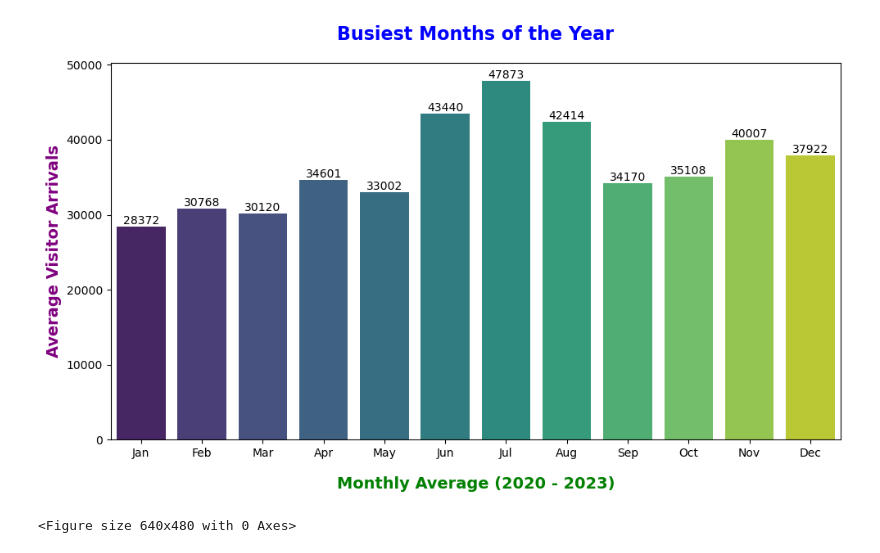
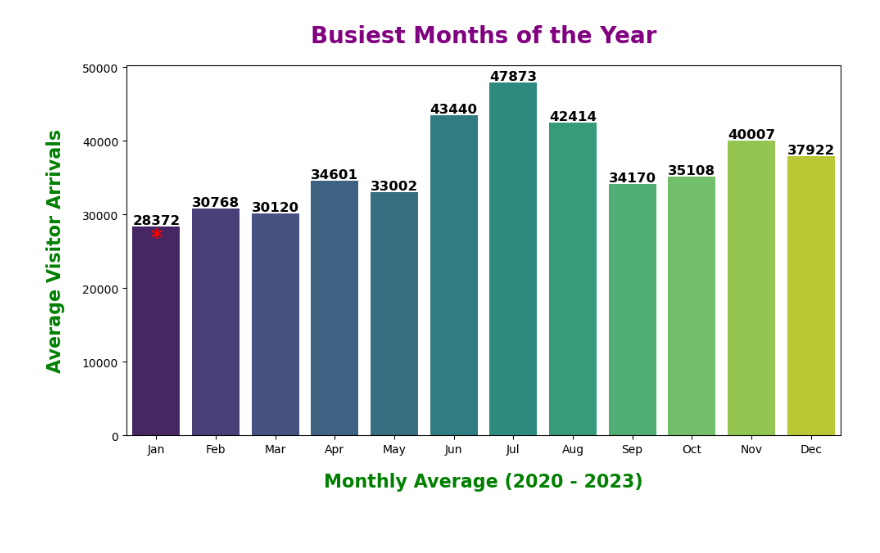
Before and after one commit to davilafmx/airbnb_analysis, a Jupyter notebook: static/Python/busy_months.ipynb, the cells around one changed output. Cells and saved outputs as stored; diff of their text form; code cells hidden in the pictures.

```diff
--- a/static/Python/busy_months.ipynb
+++ b/static/Python/busy_months.ipynb
@@ -1,7 +8,4 @@
 # %%
-import pandas as pd
-import seaborn as sns
-import matplotlib.pyplot as plt
 # Create a DataFrame from the provided data
 data = {
     "Months": ["1-Jan", "1-Feb", "1-Mar", "1-Apr", "1-May", "1-Jun", "1-Jul", "1-Aug", "1-Sep", "1-Oct", "1-Nov", "1-Dec",
@@ -13,32 +17,37 @@ data = {
                          33303, 38284, 47324, 60295, 50221, 60991, 66262, 57157, 47762, 47304, 47973, 52194,
                          39055, 39196, 46992, 55216, 46408, 57521, 62068, 58441, 48282, 45061, 47108, 51005]
 }
-df = pd.DataFrame(data)
-
-# Convert the "Months" column to datetime format
-df['Months'] = pd.to_datetime(df['Months'], format='%d-%b')
-
-# Group by month and calculate the mean visitor arrivals for each month
-monthly_avg = df.groupby(df['Months'].dt.month).mean()
-
-# Plot using seaborn
-plt.figure(figsize=(10, 6))
-sns.barplot(x=monthly_avg.index, y="Visitor Arrivals", data=monthly_avg, palette="viridis")
-plt.title("Busiest Months of the Year", fontdict={'fontweight': 'bold', 'fontsize': 16, 'color': 'blue'}, pad=20)  # Add padding to the title and change font color
-plt.xlabel("Monthly Average (2020 - 2023)", fontdict={'fontweight': 'bold', 'fontsize': 14, 'color': 'green'}, labelpad=15)  # Add padding to the x-axis label and change font color
-plt.ylabel("Average Visitor Arrivals", fontdict={'fontweight': 'bold', 'fontsize': 14, 'color': 'purple'})  # Change font color
-plt.xticks(range(0, 12), labels=["Jan", "Feb", "Mar", "Apr", "May", "Jun", "Jul", "Aug", "Sep", "Oct", "Nov", "Dec"])  # Set x-axis ticks to represent months from 1 to 12
-
-# Annotate each bar with its corresponding average value
-for index, value in enumerate(monthly_avg["Visitor Arrivals"]):
-    plt.text(index, value, f'{value:.0f}', ha='center', va='bottom')
-
-plt.tight_layout()
-plt.show()
-
-# Save the chart as an image file
-plt.savefig('visitor_arrivals_chart.png', dpi=300)  # You can specify the file name and dpi (dots per inch)
-plt.show()
-# %% [output]
-[figure, removed]
-<Figure size 640x480 with 0 Axes>
+# %%
+busy_mths_df = pd.DataFrame(data)
+
+# Convert the "Months" column to datetime format
+busy_mths_df['Months'] = pd.to_datetime(busy_mths_df['Months'], format='%d-%b')
+
+# Group by month and calculate the mean visitor arrivals for each month
+monthly_avg = busy_mths_df.groupby(busy_mths_df['Months'].dt.month).mean()
+
+# Identify the slowest month
+slowest_month = monthly_avg.idxmin()['Visitor Arrivals']
+# %%
+# Plot using seaborn
+plt.figure(figsize=(10, 6))
+sns.barplot(x=monthly_avg.index, y="Visitor Arrivals", data=monthly_avg, palette="viridis")
+plt.title("Busiest Months of the Year", fontdict={'fontweight': 'bold', 'fontsize': 20, 'color': 'purple'}, pad=20)
+plt.xlabel("Monthly Average (2020 - 2023)", fontdict={'fontweight': 'bold', 'fontsize': 16, 'color': 'green'}, labelpad=15)
+plt.ylabel("Average Visitor Arrivals", fontdict={'fontweight': 'bold', 'fontsize': 16, 'color': 'green'}, labelpad=15)
+plt.xticks(range(0, 12), labels=["Jan", "Feb", "Mar", "Apr", "May", "Jun", "Jul", "Aug", "Sep", "Oct", "Nov", "Dec"])
+# Annotate each bar with its corresponding average value
+for index, value in enumerate(monthly_avg["Visitor Arrivals"]):
+    if monthly_avg.index[index] == slowest_month:
+        plt.text(index, value, f'{value:.0f}', ha='center', va='bottom', fontdict={'fontweight': 'bold', 'fontsize': 12, 'color': 'black'})
+        plt.text(index, value, '*', ha='center', va='top', fontdict={'fontweight': 'bold', 'fontsize': 20, 'color': 'red'})
+    else:
+        plt.text(index, value, f'{value:.0f}', ha='center', va='bottom', fontdict={'fontweight': 'bold', 'fontsize': 12, 'color': 'black'})
+
+plt.tight_layout()
+
+# Save the chart as an image file
+plt.savefig('visitor_arrivals_chart.png', dpi=300)
+plt.show()
+# %% [output]
+[figure, added]
```
Also changed, not shown: parts of 2 cells of this notebook.
